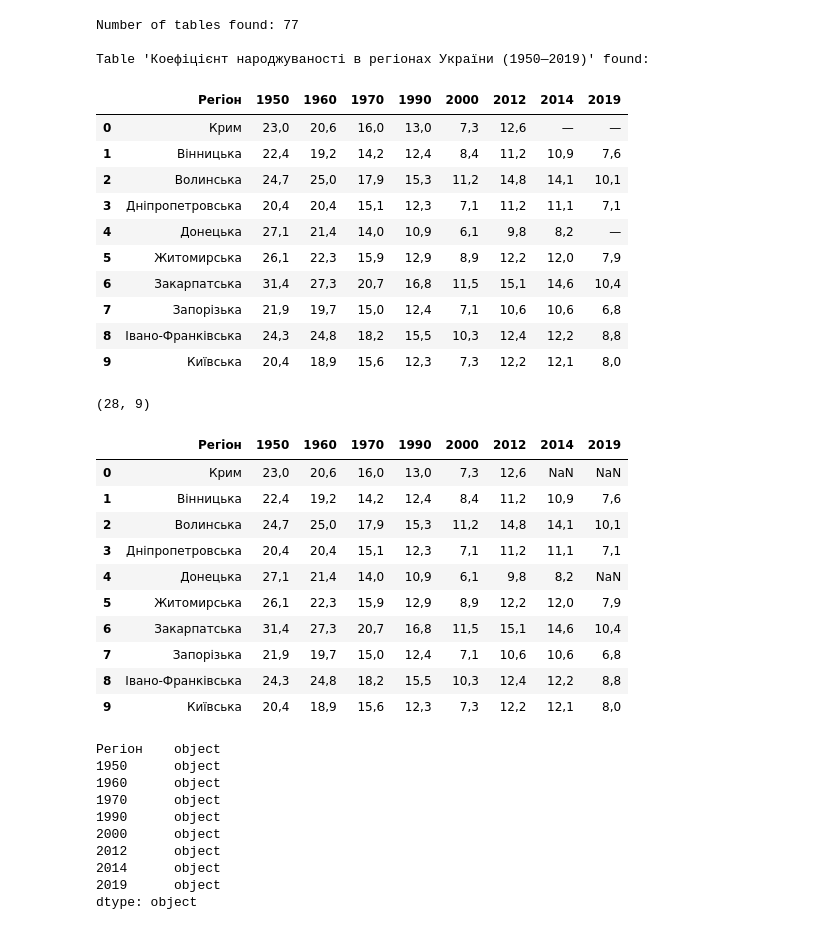
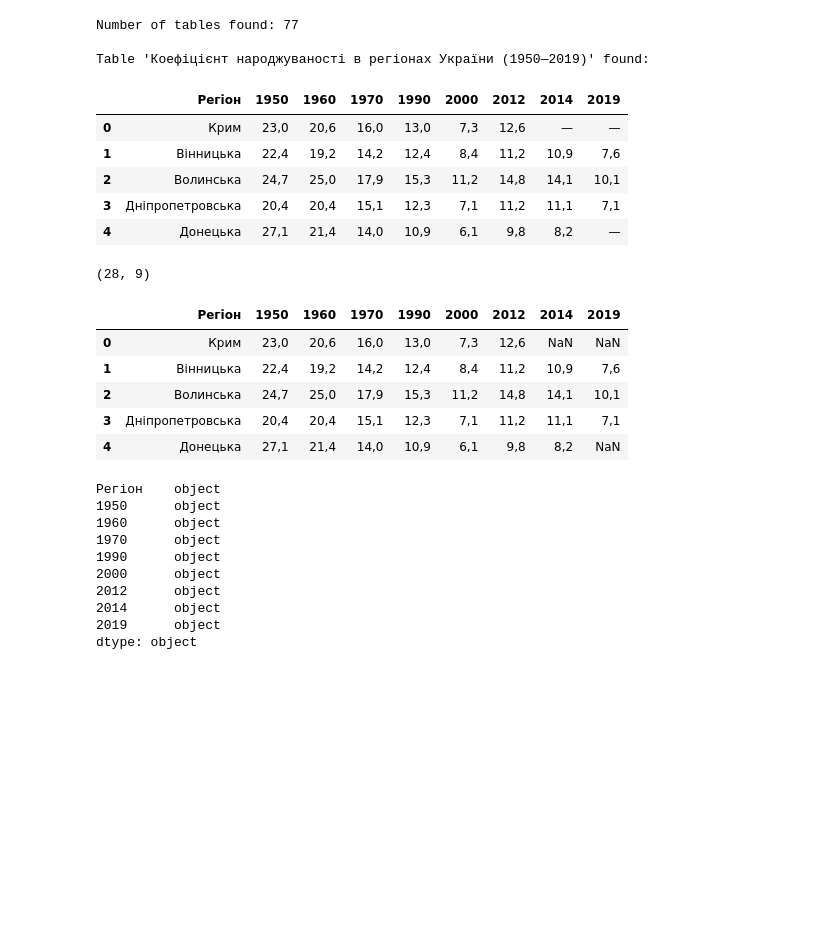
Before and after one commit to MikeIV2007/Data-science-HW, a Jupyter notebook: DS_HW_02_1.ipynb, the cells around one changed output. Cells and saved outputs as stored; diff of their text form; code cells hidden in the pictures; blank space fills up the shorter version.

```diff
--- a/DS_HW_02_1.ipynb
+++ b/DS_HW_02_1.ipynb
@@ -40,18 +41,14 @@ except:
     print(f"No table with title 'Коефіцієнт народжуваності в регіонах України (1950—2019)' found on the webpage.")
 # %%
 # Вивести перші рядки таблиці за допомогою методу head
-desired_table.head(10)
+
+desired_table.head()
 # %% [output]
 |  | Регіон | 1950 | 1960 | 1970 | 1990 | 2000 | 2012 | 2014 | 2019 |
 | 0 | Крим | 23,0 | 20,6 | 16,0 | 13,0 | 7,3 | 12,6 | — | — |
 | 1 | Вінницька | 22,4 | 19,2 | 14,2 | 12,4 | 8,4 | 11,2 | 10,9 | 7,6 |
 | 2 | Волинська | 24,7 | 25,0 | 17,9 | 15,3 | 11,2 | 14,8 | 14,1 | 10,1 |
 | 3 | Дніпропетровська | 20,4 | 20,4 | 15,1 | 12,3 | 7,1 | 11,2 | 11,1 | 7,1 |
 | 4 | Донецька | 27,1 | 21,4 | 14,0 | 10,9 | 6,1 | 9,8 | 8,2 | — |
-| 5 | Житомирська | 26,1 | 22,3 | 15,9 | 12,9 | 8,9 | 12,2 | 12,0 | 7,9 |
-| 6 | Закарпатська | 31,4 | 27,3 | 20,7 | 16,8 | 11,5 | 15,1 | 14,6 | 10,4 |
-| 7 | Запорізька | 21,9 | 19,7 | 15,0 | 12,4 | 7,1 | 10,6 | 10,6 | 6,8 |
-| 8 | Івано-Франківська | 24,3 | 24,8 | 18,2 | 15,5 | 10,3 | 12,4 | 12,2 | 8,8 |
-| 9 | Київська | 20,4 | 18,9 | 15,6 | 12,3 | 7,3 | 12,2 | 12,1 | 8,0 |
 # %%
 # Визначте кількість рядків та стовпців у датафреймі (атрибут shape)
@@ -60,8 +58,9 @@ desired_table.shape
 (28, 9)
 # %%
 # Замініть у таблиці значення "—" на значення NaN
+
 desired_table.replace('—', np.nan, inplace=True)
-desired_table.head(10)
+desired_table.head()
 # %% [output]
 |  | Регіон | 1950 | 1960 | 1970 | 1990 | 2000 | 2012 | 2014 | 2019 |
 | 0 | Крим | 23,0 | 20,6 | 16,0 | 13,0 | 7,3 | 12,6 | NaN | NaN |
@@ -69,10 +68,5 @@ desired_table.head(10)
 | 2 | Волинська | 24,7 | 25,0 | 17,9 | 15,3 | 11,2 | 14,8 | 14,1 | 10,1 |
 | 3 | Дніпропетровська | 20,4 | 20,4 | 15,1 | 12,3 | 7,1 | 11,2 | 11,1 | 7,1 |
 | 4 | Донецька | 27,1 | 21,4 | 14,0 | 10,9 | 6,1 | 9,8 | 8,2 | NaN |
-| 5 | Житомирська | 26,1 | 22,3 | 15,9 | 12,9 | 8,9 | 12,2 | 12,0 | 7,9 |
-| 6 | Закарпатська | 31,4 | 27,3 | 20,7 | 16,8 | 11,5 | 15,1 | 14,6 | 10,4 |
-| 7 | Запорізька | 21,9 | 19,7 | 15,0 | 12,4 | 7,1 | 10,6 | 10,6 | 6,8 |
-| 8 | Івано-Франківська | 24,3 | 24,8 | 18,2 | 15,5 | 10,3 | 12,4 | 12,2 | 8,8 |
-| 9 | Київська | 20,4 | 18,9 | 15,6 | 12,3 | 7,3 | 12,2 | 12,1 | 8,0 |
 # %%
 # Визначте типи всіх стовпців за допомогою dataframe.dtypes
```
Also changed, not shown: parts of 10 cells of this notebook.
